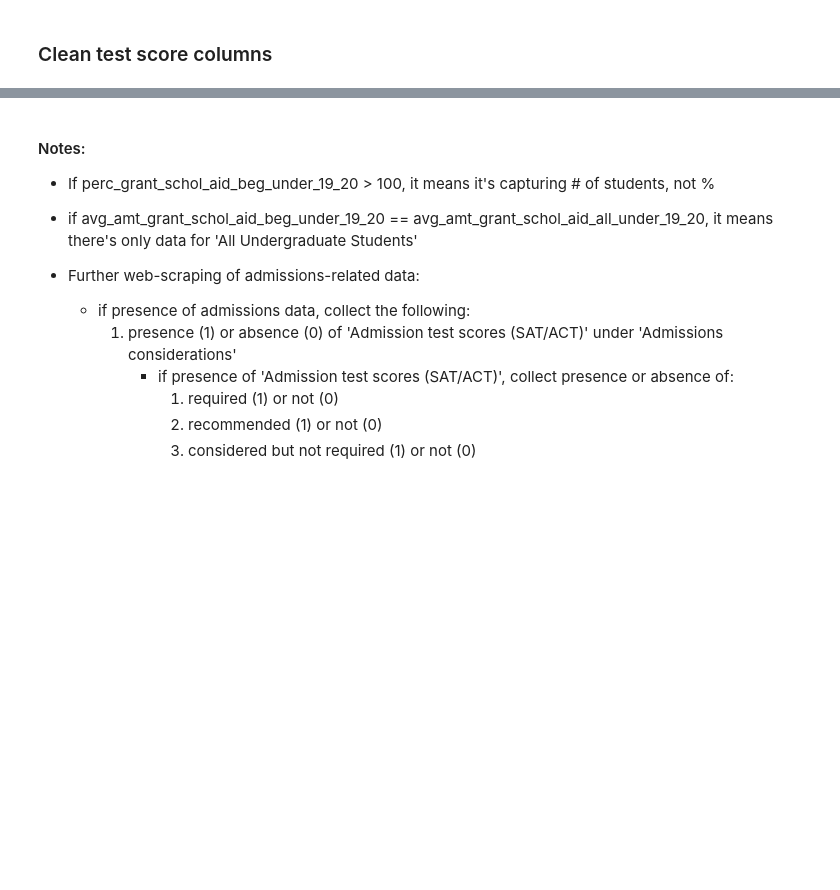
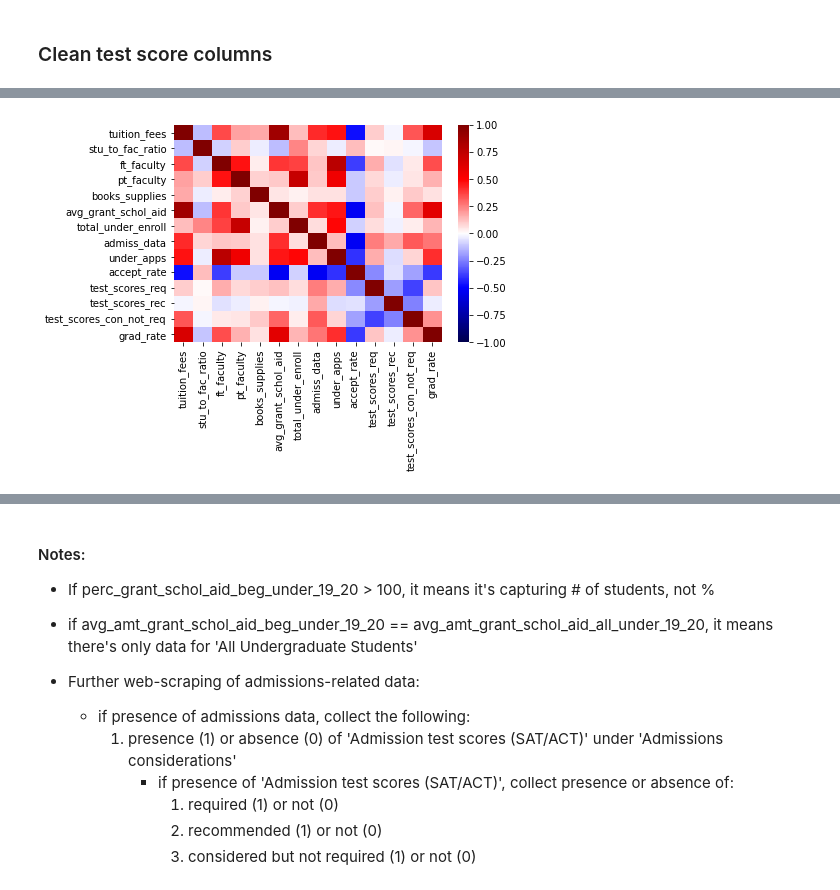
Before and after one commit to chloebs4590/Metis-NBM_Regression, a Jupyter notebook: eda_lr_project_code.ipynb, the cells around one changed output, grey strips where cells are left out. Cells and saved outputs as stored; diff of their text form; code cells hidden in the pictures; blank space fills up the shorter version.

```diff
--- a/eda_lr_project_code.ipynb
+++ b/eda_lr_project_code.ipynb
@@ -1009,0 +974,4 @@ avg_grant_schol_aid :            1
+# %%
+sns.heatmap(schools_df_rev.corr(), cmap="seismic", vmin=-1, vmax=1);
+# %% [output]
+[figure, added]
```
Also changed, not shown: parts of 143 cells of this notebook.
